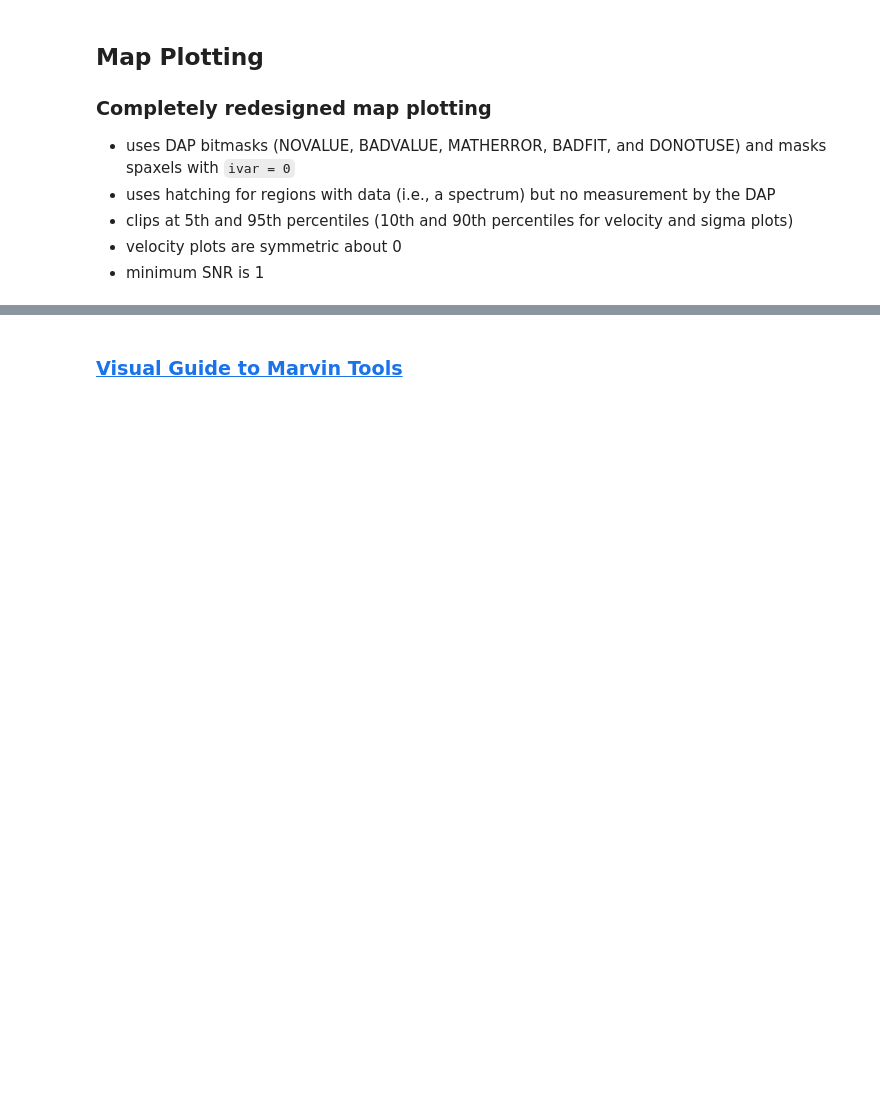
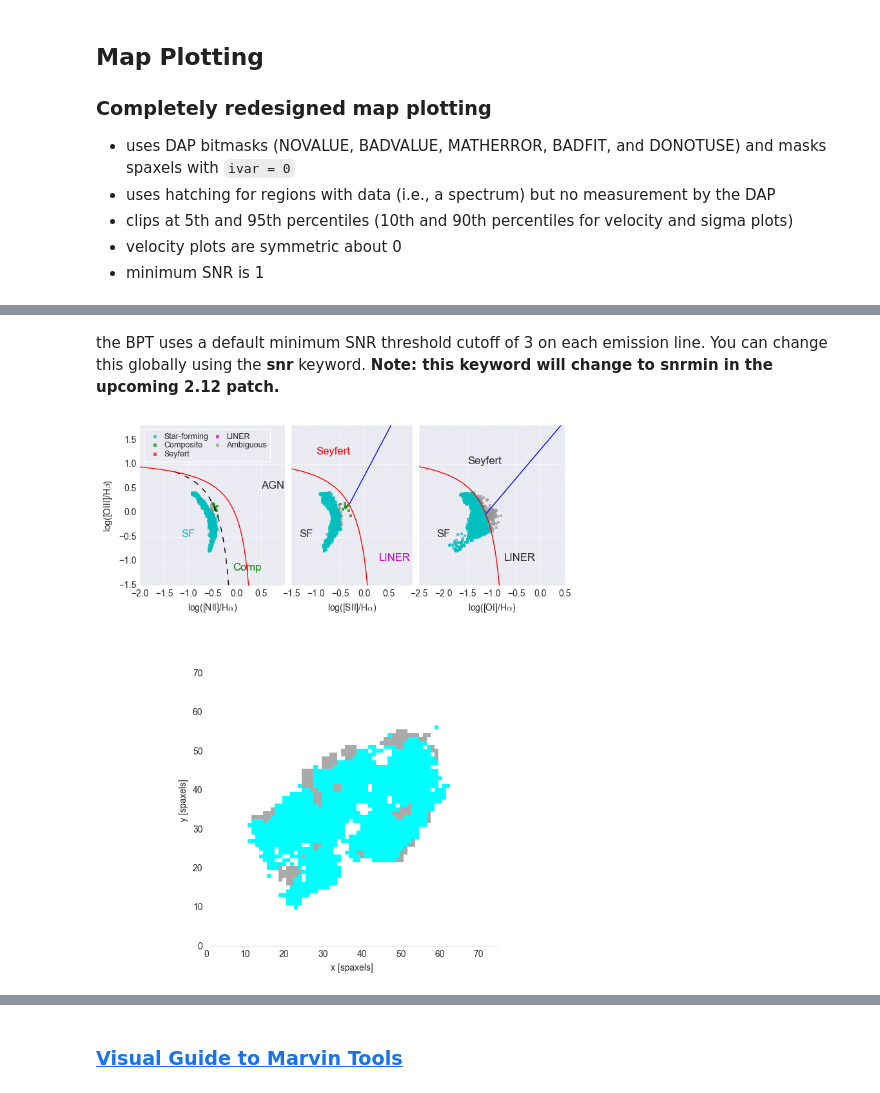
Before and after one commit to sdss/marvin, a Jupyter notebook: docs/sphinx/jupyter/whats_new_v21.ipynb, the cells around one changed output, grey strips where cells are left out. Saved outputs shown, nothing was run; the diff lists cells and outputs as text; code cells hidden in the pictures; blank space fills up the shorter version.

```diff
--- a/docs/sphinx/jupyter/whats_new_v21.ipynb
+++ b/docs/sphinx/jupyter/whats_new_v21.ipynb
@@ -115,0 +135,6 @@ array([ 5.40260124,  2.87350631,  6.6536684 , ...,  2.1389935 ,
+# %% [markdown]
+the BPT uses a default minimum SNR threshold cutoff of 3 on each emission line.  You can change this globally using the **snr** keyword. **Note: this keyword will change to snrmin in the upcoming 2.12 patch.**
+# %%
+masks, fig = maps.get_bpt(snr=5)
+# %% [output]
+[figure, added]
```
Also changed, not shown: parts of 21 cells of this notebook.
